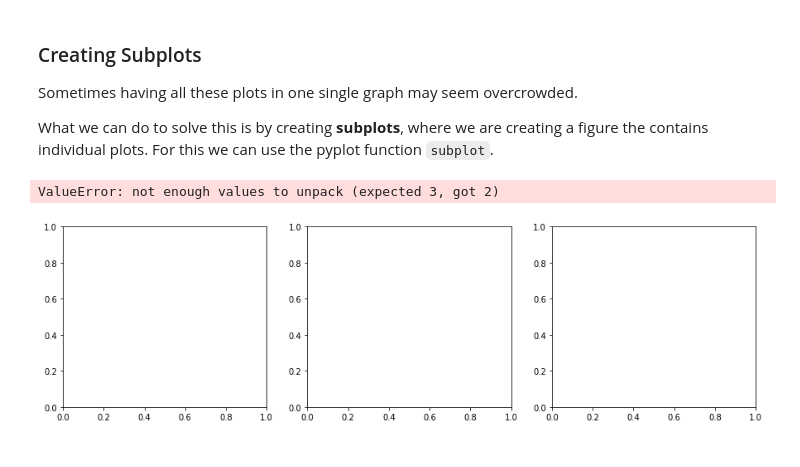
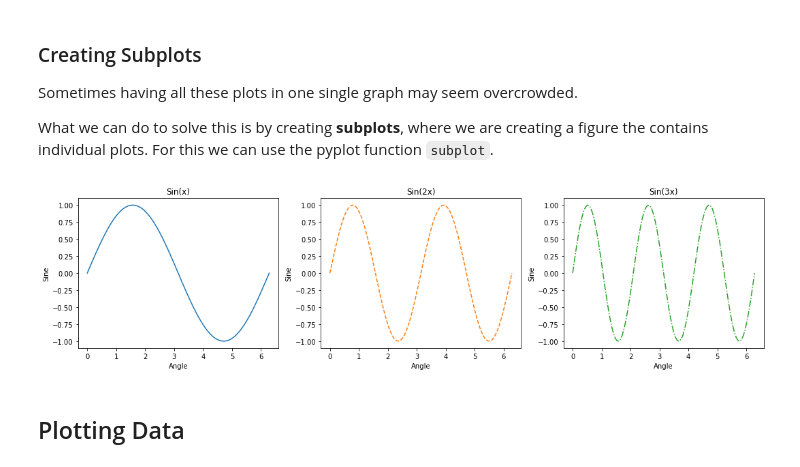
Before and after one commit to nicole-hucke/colab_test, a Jupyter notebook: lecture4_english.ipynb, the cells around one changed output. Cells and saved outputs as stored; diff of their text form; code cells hidden in the pictures.

```diff
--- a/lecture4_english.ipynb
+++ b/lecture4_english.ipynb
@@ -131,47 +131,32 @@ Sometimes having all these plots in one single graph may seem overcrowded.
 
 What we can do to solve this is by creating **subplots**, where we are creating a figure the contains individual plots. For this we can use the pyplot function `subplot`.
 # %%
-# We first want to create a figure with a specific size to fit all of our plots (width=15, height=4)
-plt.figure(figsize=(15, 4))
+# We want to create a figure with three axis (ax1, ax2 and ax3).
+fig, (ax1, ax2, ax3) = plt.subplots(1, 3, figsize=(15,4)) # 1 row, 3 columns, and a size of 15x4 to fit all three plots
 
-# First plot - sin(x)
-plt.subplot(1, 3, 1) # 1 row, 3 columns, 1st plot | 1 fila, 3 columnas, 1er gráfico
-plt.plot(x, np.sin(x), linestyle="-", label="sin(x)", color="tab:blue")
-plt.title('sin(x)')
+# 1st plot on ax1
+ax1.plot(x, np.sin(x), linestyle="-", label="sin(x)", color="tab:blue")
+ax1.set_title('Sin(x)')
+ax1.set_xlabel('Angle')
+ax1.set_ylabel('Sine')
 
-# Second plot | Segundo gráfico
-plt.subplot(1, 3, 2) # 1 row, 3 columns, 2nd plot | 1 fila, 3 columnas, 2do gráfico
-plt.plot(x, np.sin(2 * x), linestyle="--", label="sin(2x)", color="tab:orange")
-plt.title('sin(2x)')
+# 2nd plot on ax2
+ax2.plot(x, np.sin(2 * x), linestyle="--", label="sin(2x)", color="tab:orange")
+ax2.set_title('Sin(2x)')
+ax2.set_xlabel('Angle')
+ax2.set_ylabel('Sine')
 
-# Third plot | Tercer gráfico
-plt.subplot(1, 3, 3) # 1 row, 3 columns, 3rd plot | 1 fila, 3 columnas, 3er gráfico
-plt.plot(x, np.sin(3 * x), linestyle="-.", label="sin(3x)", color="tab:green")
-plt.title('sin(3x)')
+# 3rd plot on ax3
+ax3.plot(x, np.sin(3 * x), linestyle="-.", label="sin(3x)", color="tab:green")
+ax3.set_title('Sin(3x)')
+ax3.set_xlabel('Angle')
+ax3.set_ylabel('Sine')
 
-#plt.legend()
+plt.tight_layout() # adjust layout to prevent overlap
+
+# Show the plot
 plt.show()
+# %% [output]
+[figure, added]
-# %%
-# We want to create a figure with three axis (ax1, ax2 and ax3).
-fig, (ax1, ax2, ax3) = plt.subplots(1, 3, figsize=(15,4))
-
-x = np.linspace(0, 2 * np.pi, 100)
-y = np.sin(x)
-
-ax1.plot(x,y)
-ax1.set_title('Plot 1')
-
-ax2.plot(x, y)
-ax2.set_title('Plot 2')
-
-ax3.plot(x, y)
-ax3.set_title('Plot 3')
-
-# Adjust layout to prevent overlap
-plt.tight_layout()
-
-# Show the plot
-plt.show()
-# %% [output]
-ValueError: not enough values to unpack (expected 3, got 2)
-[figure, removed]
+# %% [markdown]
+## Plotting Data
```
Also changed, not shown: parts of 19 cells of this notebook, 6 other files.
